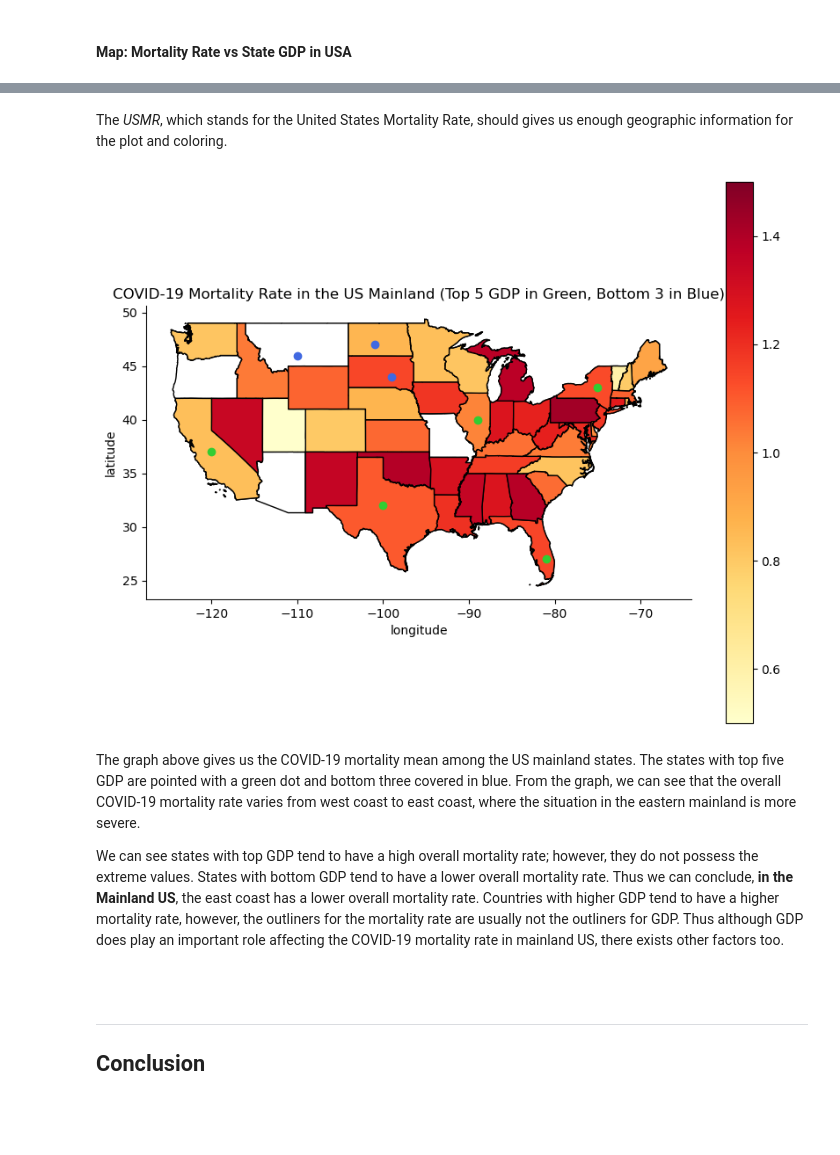
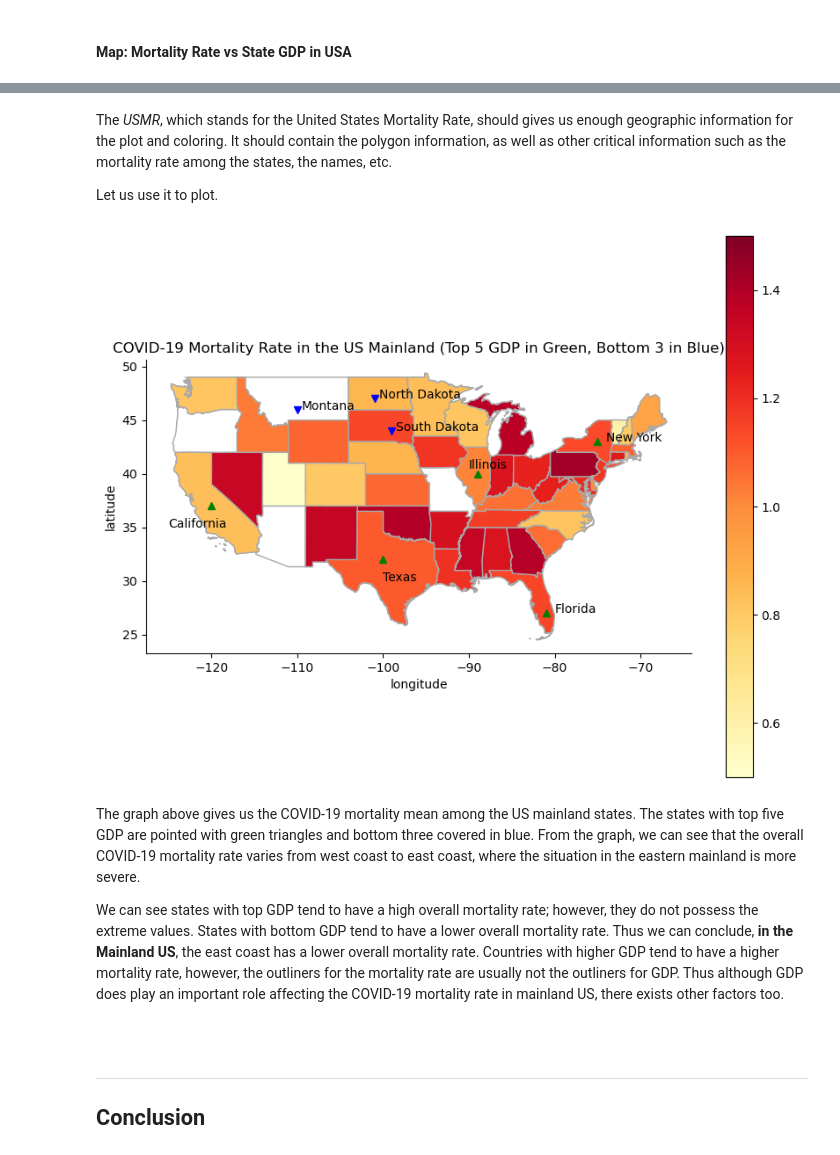
Before and after one commit to robinasaki/Analyzing-the-COVID-19-Mortality-Rate-with-respect-to-Different-Variables, a Jupyter notebook: Analyzing the COVID-19 Mortality Rate with respect to Different Variables.ipynb, the cells around one changed output, grey strips where cells are left out. Cells and saved outputs as stored; diff of their text form; code cells hidden in the pictures; blank space fills up the shorter version.

```diff
--- a/Analyzing the COVID-19 Mortality Rate with respect to Different Variables.ipynb
+++ b/Analyzing the COVID-19 Mortality Rate with respect to Different Variables.ipynb
@@ -1778,38 +1795,50 @@ state_df = state_df.query("NAME != 'Guam' & NAME != 'Alaska' & NAME != 'Northern
 USMR = pd.merge(state_df, df, left_on='NAME', right_on='Province_State', how='inner')
 USMR = USMR.drop(index=[1, 12, 13, 41])
 # %% [markdown]
-The *USMR*, which stands for the United States Mortality Rate, should gives us enough geographic information for the plot and coloring.
+The *USMR*, which stands for the United States Mortality Rate, should gives us enough geographic information for the plot and coloring. It should contain the polygon information, as well as other critical information such as the mortality rate among the states, the names, etc.
+
+Let us use it to plot.
 # %%
 # plot the US mainland
 fig, gax = plt.subplots(figsize=(10, 8))
-state_df.plot(ax=gax, edgecolor='black',color='white')
+state_df.plot(ax=gax, edgecolor='darkgray',color='white')
 
 # coloring
 USMR.plot(
-    ax=gax, edgecolor='black', column='Mortality Rate (%)', legend=True, cmap='YlOrRd',
+    ax=gax, edgecolor='darkgray', column='Mortality Rate (%)', legend=True, cmap='YlOrRd',
     vmin=0.5, vmax=1.5
 )
 
 # detailing
 plt.title('COVID-19 Mortality Rate in the US Mainland (Top 5 GDP in Green, Bottom 3 in Blue)')
 gax.set_xlabel('longitude')
 gax.set_ylabel('latitude')
 gax.spines['top'].set_visible(False)
 gax.spines['right'].set_visible(False)
-plt.plot(-120, 37, 'ro', color='limegreen')
-plt.plot(-100, 32, 'ro', color='limegreen')
-plt.plot(-75, 43, 'ro', color='limegreen')
-plt.plot(-81, 27, 'ro', color='limegreen')
-plt.plot(-89, 40, 'ro', color='limegreen')
-plt.plot(-110, 46, 'ro', color='royalblue')
-plt.plot(-99, 44, 'ro', color='royalblue')
-plt.plot(-101,47, 'ro', color='royalblue')
+
+gax.plot(-120, 37, 'g^')
+gax.plot(-100, 32, 'g^')
+gax.plot(-75, 43, 'g^')
+gax.plot(-81, 27, 'g^')
+gax.plot(-89, 40, 'g^')
+gax.plot(-110, 46, 'bv')
+gax.plot(-99, 44, 'bv')
+gax.plot(-101,47, 'bv')
+
+gax.text(-125, 35, 'California', color='black', size=10)
+gax.text(-100, 30, 'Texas', color='black', size=10)
+gax.text(-74, 43, 'New York', color='black', size=10)
+gax.text(-80, 27, 'Florida', color='black', size=10)
+gax.text(-90, 40.5, 'Illinois', color='black', size=10)
+gax.text(-109.5, 46, 'Montana', color='black', size=10)
+gax.text(-98.5, 44, 'South Dakota', color='black', size=10)
+gax.text(-100.5, 47, 'North Dakota', color='black', size=10)
 
 plt.show()
 # %% [output]
-[figure, old version]
+[figure, new version]
 # %% [markdown]
-The graph above gives us the COVID-19 mortality mean among the US mainland states. The states with top five GDP are pointed with a green dot and bottom three covered in blue. From the graph, we can see that the overall COVID-19 mortality rate varies from west coast to east coast, where the situation in the eastern mainland is more severe.
+The graph above gives us the COVID-19 mortality mean among the US mainland states. The states with top five GDP are pointed with green triangles and bottom three covered in blue. From the graph, we can see that the overall COVID-19 mortality rate varies from west coast to east coast, where the situation in the eastern mainland is more severe.
 
 We can see states with top GDP tend to have a high overall mortality rate; however, they do not possess the extreme values. States with bottom GDP tend to have a lower overall mortality rate. Thus we can conclude, **in the Mainland US**, the east coast has a lower overall mortality rate. Countries with higher GDP tend to have a higher mortality rate, however, the outliners for the mortality rate are usually not the outliners for GDP. Thus although GDP does play an important role affecting the COVID-19 mortality rate in mainland US, there exists other factors too.
 
```
Also changed, not shown: parts of 15 cells of this notebook.
